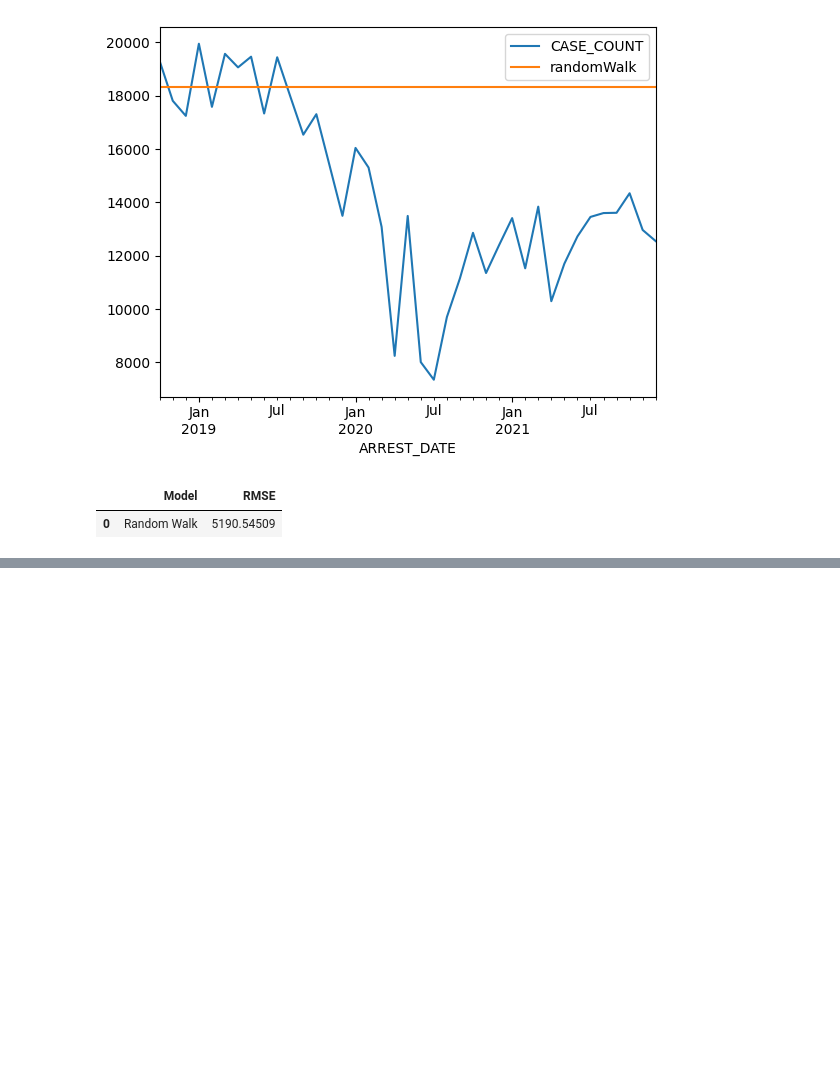
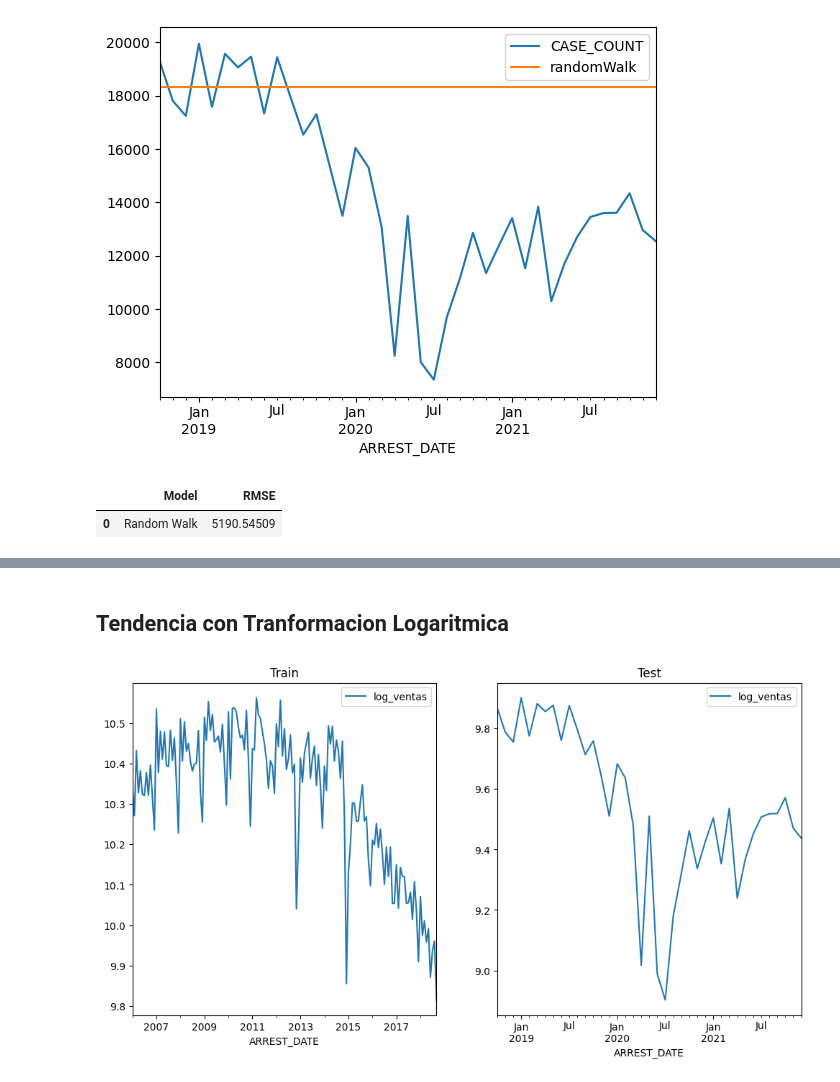
Before and after one commit to matiascapurroriver/predictivoAvanzado, a Jupyter notebook: ST.ipynb, the cells around one changed output, grey strips where cells are left out. Drawn from its saved outputs; the diff is of its cells as text; code cells hidden in the pictures; blank space fills up the shorter version.

```diff
--- a/ST.ipynb
+++ b/ST.ipynb
@@ -186,0 +352,12 @@ df_results
+# %% [markdown]
+## Tendencia con Tranformacion Logaritmica
+# %%
+df_train['log_ventas'] = np.log(df_train.CASE_COUNT)
+df_test['log_ventas'] = np.log(df_test.CASE_COUNT)
+# %%
+fig, axes = plt.subplots(1,2, figsize=(12,6))
+df_train.plot(kind="line", y = ["log_ventas"], ax=axes[0], title='Train')
+df_test.plot(kind="line", y = ["log_ventas"], ax=axes[1], title='Test')
+plt.show()
+# %% [output]
+[figure, added]
```
Also changed, not shown: parts of 44 cells of this notebook.
